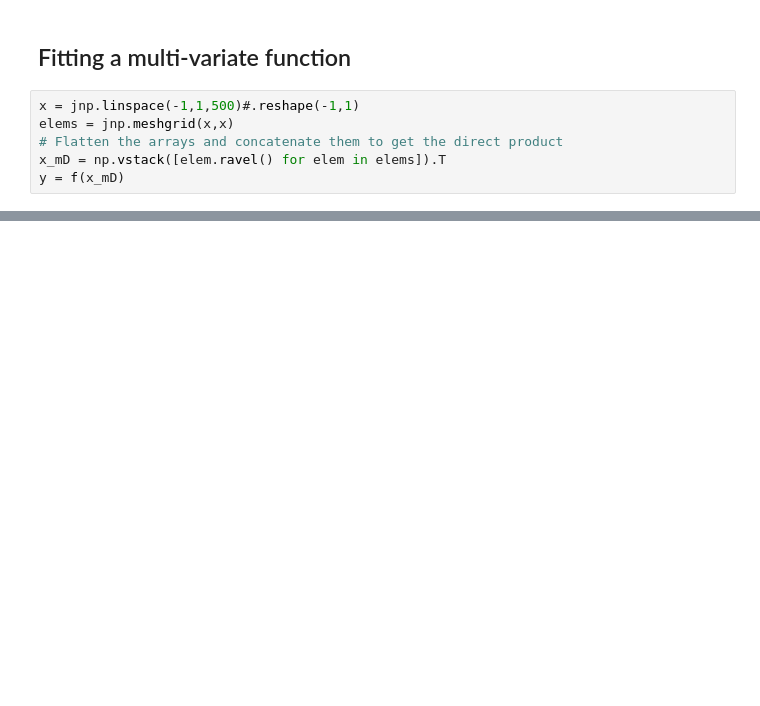
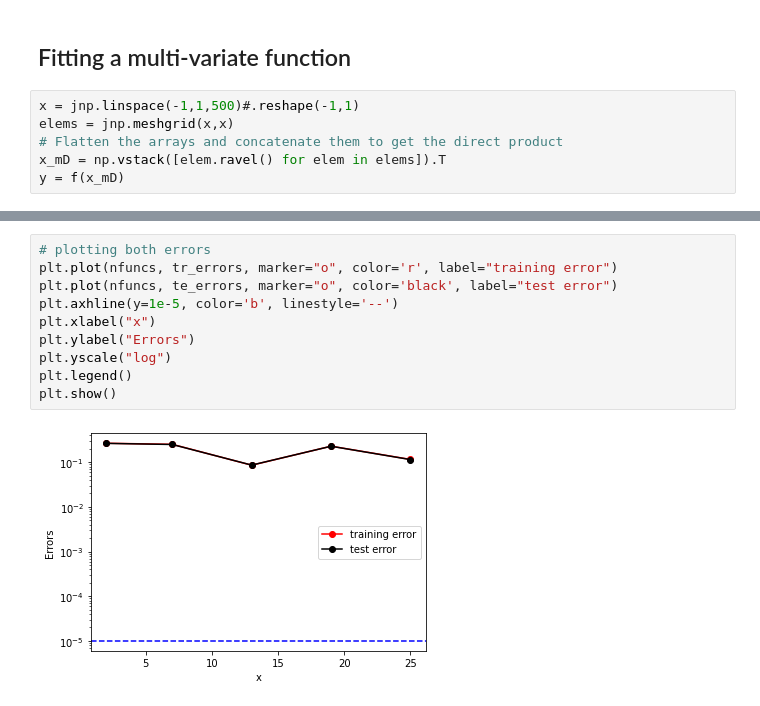
Before and after one commit to Saleh0694/MathML, a Jupyter notebook: Lab/1.1_CoD.ipynb, the cells around one changed output, grey strips where cells are left out. Drawn from its saved outputs; the diff is of its cells as text; blank space fills up the shorter version.

```diff
--- a/Lab/1.1_CoD.ipynb
+++ b/Lab/1.1_CoD.ipynb
@@ -268,0 +332,12 @@ NameError: name 'n_funcs' is not defined
+# %%
+# plotting both errors
+plt.plot(nfuncs, tr_errors, marker="o", color='r', label="training error")
+plt.plot(nfuncs, te_errors, marker="o", color='black', label="test error")
+plt.axhline(y=1e-5, color='b', linestyle='--')
+plt.xlabel("x")
+plt.ylabel("Errors")
+plt.yscale("log")
+plt.legend()
+plt.show()
+# %% [output]
+[figure, added]
```
Also changed, not shown: parts of 6 cells of this notebook.
